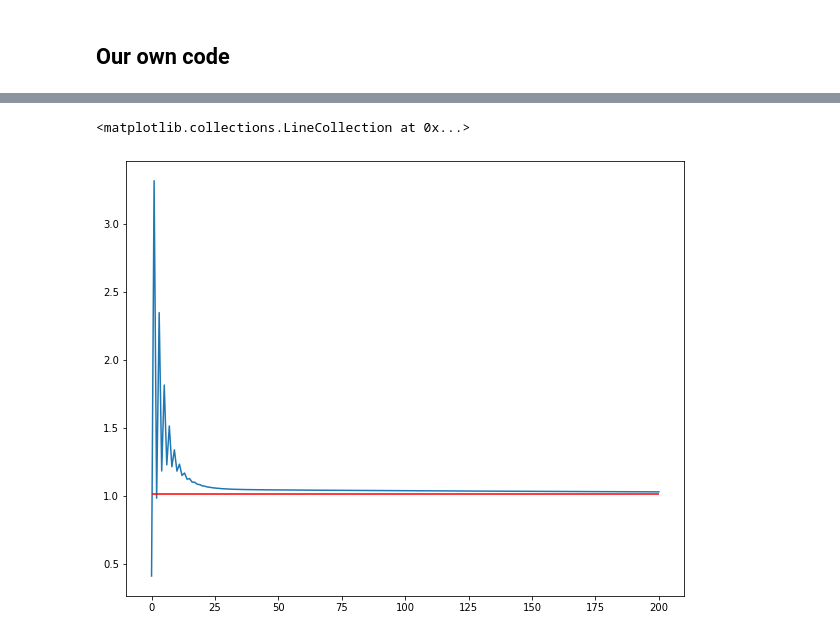
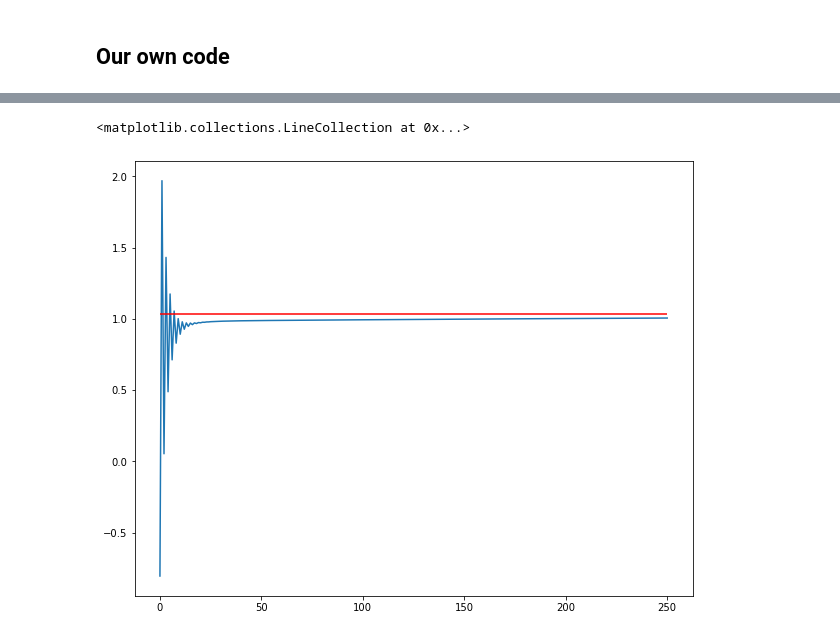
Before and after one commit to matteodales/-FYS-STK4155_Applied_Data_Analysis_and_Machine_Learning, a Jupyter notebook: project2/project2_notebook.ipynb, the cells around one changed output, grey strips where cells are left out. Drawn from its saved outputs; the diff is of its cells as text; code cells hidden in the pictures.

```diff
--- a/project2/project2_notebook.ipynb
+++ b/project2/project2_notebook.ipynb
@@ -1154,34 +1244,34 @@ plt.ylim((0,0.08))
 # %%
 n = 100
 x = np.random.rand(n,1)
 y = 1+3*x+2*x**2+0.1*np.random.randn(n,1)
-n_its =  200
+n_its =  250
 
 x_lins = np.linspace(0,1,100)
 
 X = np.c_[np.ones((n,1)), x, x**2]
 
 Xtrain, Xtest, ytrain, ytest = train_test_split(X, y, test_size=0.2)
 
 OLSbetas = np.linalg.inv(Xtrain.T @ Xtrain) @ Xtrain.T @ ytrain
 
 betas = np.zeros((np.shape(X)[1],n_its+1))
 
 
 
 # initialize betas randomly
 betas[:,0] = np.squeeze(np.random.randn(np.shape(X)[1],1))
 
 for iter in range(n_its):
     gradient = Xtrain.T @ (Xtrain @ betas[:,iter]-ytrain.T).T
     betas[:,iter+1] = betas[:,iter] - eta*gradient.T
 
 fig = plt.figure(figsize = (10,8))
 plt.plot(range(n_its+1), betas[0,:])
-plt.hlines(OLSbetas[0],0,200,'r')
+plt.hlines(OLSbetas[0],0,n_its,'r')
 # %% [output]
 <matplotlib.collections.LineCollection at 0x...>
-[figure, old version]
+[figure, new version]
 # %%
 # regression neural network with keras
 
```
Also changed, not shown: parts of 19 cells of this notebook.
